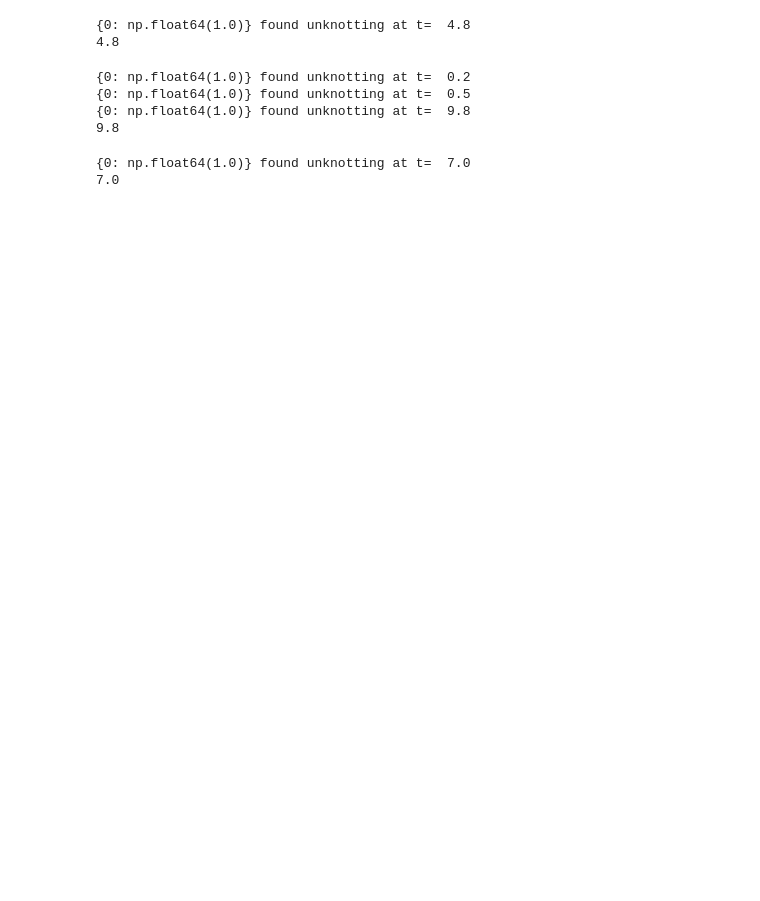
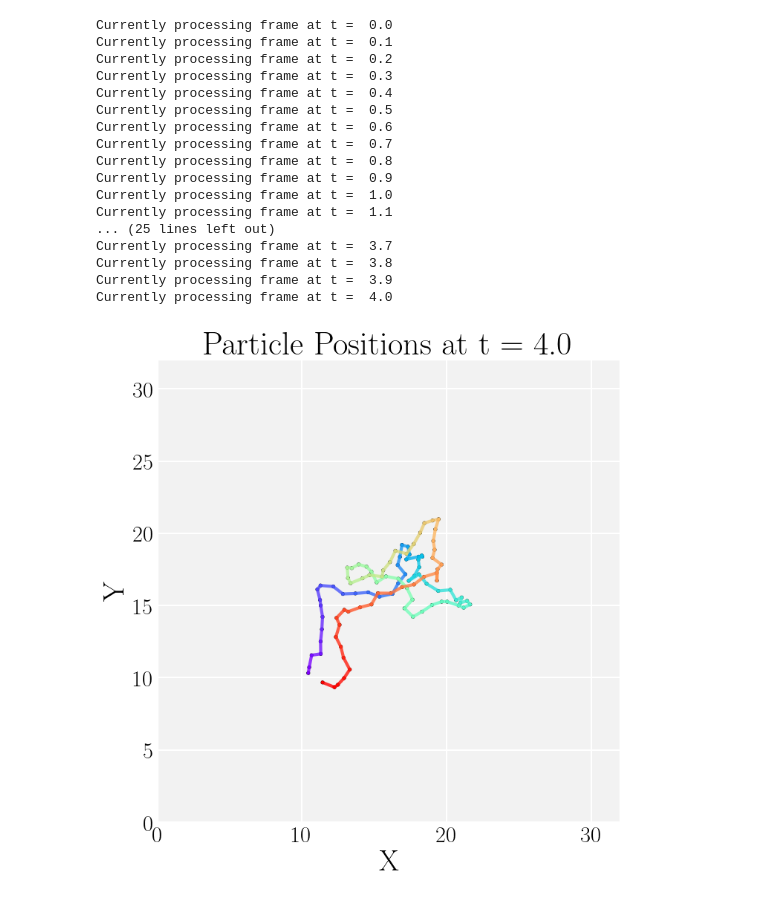
Before and after one commit to Tiggger/polyAnalyser, a Jupyter notebook: polyAnalyser.ipynb, the cells around one changed output. Saved outputs shown, nothing was run; the diff lists cells and outputs as text; code cells hidden in the pictures; blank space fills up the shorter version.

Commit message:
Added 2d plotting

```diff
--- a/polyAnalyser.ipynb
+++ b/polyAnalyser.ipynb
@@ -203,34 +215,29 @@ class polyAnalyser():
 
         return unknotTime
 # %%
-#length is 1500, but set to 150 now to speed things up
-a=polyAnalyser('/Users/johnwhitfield/Desktop/firstParallelBashSim/output/XYZ_knot3_1.n24.480000_output/20251111-58849/20251111-58849-vmd.vtf', 150)
-#a.makeMovie(7)
-unKnotTime=a.getUnknotTime()
+#length is 6000, but set to 10 for now to conduct testing on kymo conversion function
+a=polyAnalyser('/Users/johnwhitfield/Desktop/localSims/n100Testing/output/20251118-84166/20251118-84166-vmd.vtf', 40)
 
-print(unKnotTime)
+#a.convert_to_lammps('/Users/johnwhitfield/Desktop/polyAnalyser/convertedFrames')
+a.makeMovie(32, twoDimensional=True)
+
+#print(unKnotTime)
 # %% [output]
-{0: np.float64(1.0)} found unknotting at t=  4.8
-4.8
+Currently processing frame at t =  0.0
+Currently processing frame at t =  0.1
+Currently processing frame at t =  0.2
+Currently processing frame at t =  0.3
+Currently processing frame at t =  0.4
+Currently processing frame at t =  0.5
+Currently processing frame at t =  0.6
+Currently processing frame at t =  0.7
+Currently processing frame at t =  0.8
+Currently processing frame at t =  0.9
+Currently processing frame at t =  1.0
+Currently processing frame at t =  1.1
+... (25 lines left out)
+Currently processing frame at t =  3.7
+Currently processing frame at t =  3.8
+Currently processing frame at t =  3.9
+Currently processing frame at t =  4.0
+[figure, added]
-# %%
-#length is 1500, but set to 150 now to speed things up
-a=polyAnalyser('/Users/johnwhitfield/Desktop/firstParallelBashSim/output/XYZ_knot3_1.n24.540000_output/20251111-58872/20251111-58872-vmd.vtf', 150)
-#a.makeMovie(7)
-unKnotTime=a.getUnknotTime()
-
-print(unKnotTime)
-# %% [output]
-{0: np.float64(1.0)} found unknotting at t=  0.2
-{0: np.float64(1.0)} found unknotting at t=  0.5
-{0: np.float64(1.0)} found unknotting at t=  9.8
-9.8
-# %%
-#length is 1500, but set to 150 now to speed things up
-a=polyAnalyser('/Users/johnwhitfield/Desktop/firstParallelBashSim/output/XYZ_knot3_1.n24.120000_output/20251111-58986/20251111-58986-vmd.vtf', 150)
-#a.makeMovie(7)
-unKnotTime=a.getUnknotTime()
-
-print(unKnotTime)
-# %% [output]
-{0: np.float64(1.0)} found unknotting at t=  7.0
-7.0
```
Also changed, not shown: parts of 3 cells of this notebook.
